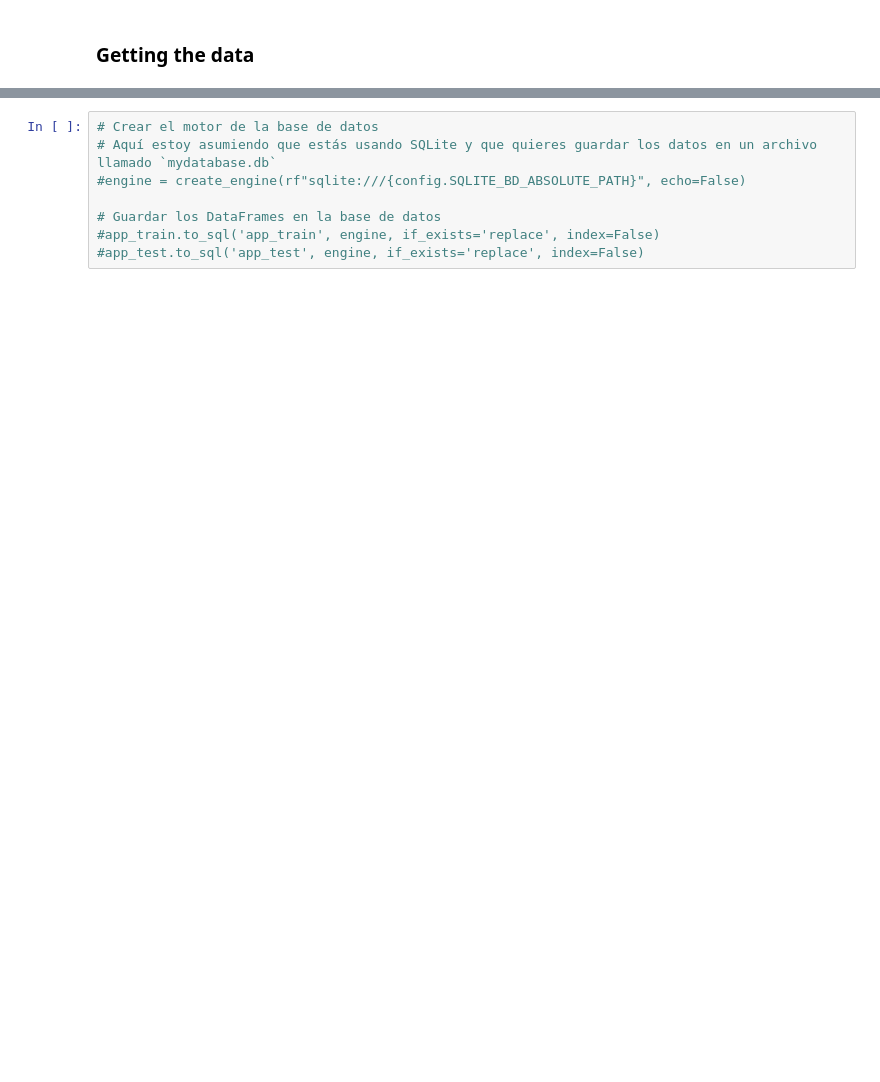
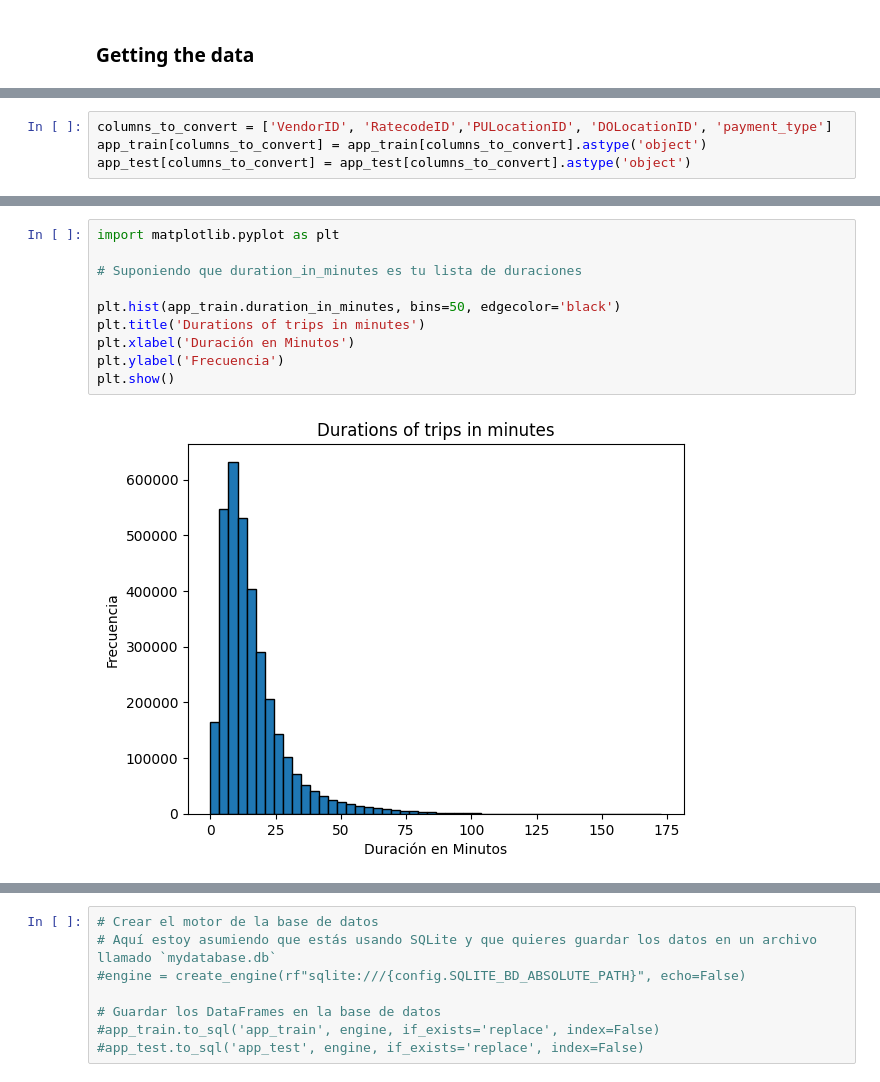
Before and after one commit to leomay282/final_project_Any, a Jupyter notebook: notebook-feature-engineering.ipynb, the cells around one changed output, grey strips where cells are left out. Drawn from its saved outputs; the diff is of its cells as text; blank space fills up the shorter version.

```diff
--- a/notebook-feature-engineering.ipynb
+++ b/notebook-feature-engineering.ipynb
@@ -23,0 +77,4 @@ Index(['passenger_count', 'PULocationID', 'DOLocationID', 'payment_type',
+# %%
+columns_to_convert = ['VendorID', 'RatecodeID','PULocationID', 'DOLocationID', 'payment_type']
+app_train[columns_to_convert] = app_train[columns_to_convert].astype('object')
+app_test[columns_to_convert] = app_test[columns_to_convert].astype('object')
@@ -23,0 +137,12 @@ Index(['passenger_count', 'PULocationID', 'DOLocationID', 'payment_type',
+# %%
+import matplotlib.pyplot as plt
+
+# Suponiendo que duration_in_minutes es tu lista de duraciones
+
+plt.hist(app_train.duration_in_minutes, bins=50, edgecolor='black')
+plt.title('Durations of trips in minutes')
+plt.xlabel('Duración en Minutos')
+plt.ylabel('Frecuencia')
+plt.show()
+# %% [output]
+[figure, added]
```
Also changed, not shown: parts of 39 cells of this notebook, 19 other files.
